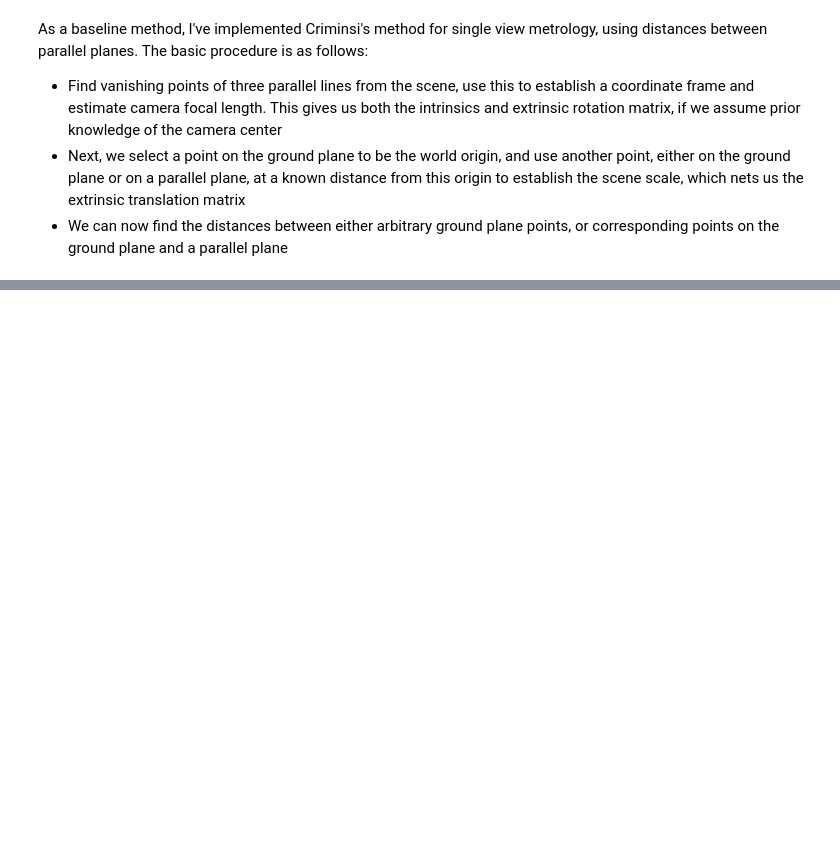
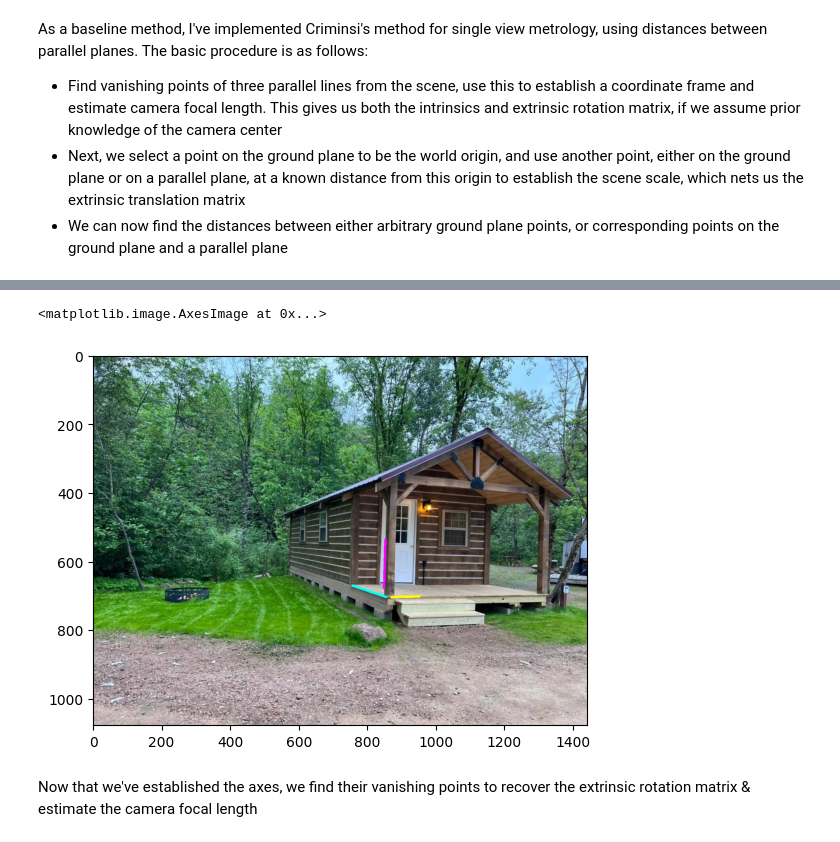
Before and after one commit to SantriptaSharma/cv-project, a Jupyter notebook: 1-criminsi.ipynb, the cells around one changed output, grey strips where cells are left out. Cells and saved outputs as stored; diff of their text form; code cells hidden in the pictures; blank space fills up the shorter version.

Commit message:
feat: axes recovery

```diff
--- a/1-criminsi.ipynb
+++ b/1-criminsi.ipynb
@@ -37,0 +109,30 @@ plt.imshow(cv.cvtColor(guy, cv.COLOR_BGR2RGB))
+# %%
+axes = []
+
+for i, candidates in enumerate(axis_candidates):
+	min_error = 10e9
+	best_line = None
+
+	(a1, b1), (a2, b2) = lines[i]
+
+	for (x1, y1), (x2, y2) in candidates:
+		error = 1/4 * (np.abs(x1 - a1) + np.abs(x2 - a2) + np.abs(y1 - b1) + np.abs(y2 - b2))
+
+		if error < min_error:
+			min_error = error
+			best_line = ((x1, y1), (x2, y2))
+
+	axes.append(best_line)
+# %%
+axes_guy = img.copy()
+
+# draw the axes
+for i, line in enumerate(axes):
+	cv.line(axes_guy, line[0], line[1], get_color(i), 5)
+
+plt.imshow(cv.cvtColor(axes_guy, cv.COLOR_BGR2RGB))
+# %% [output]
+<matplotlib.image.AxesImage at 0x...>
+[figure, added]
+# %% [markdown]
+Now that we've established the axes, we find their vanishing points to recover the extrinsic rotation matrix & estimate the camera focal length
```
Also changed, not shown: parts of 10 cells of this notebook, 1 other file.
